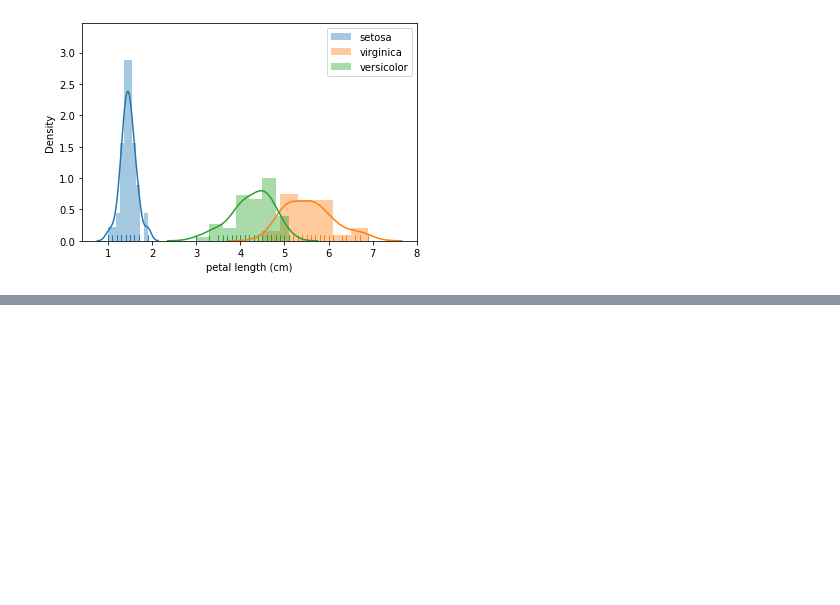
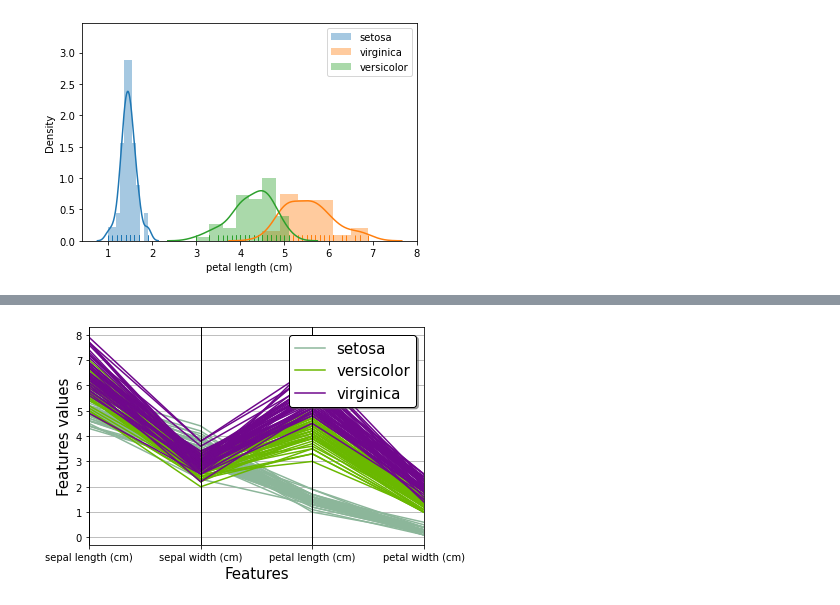
Before and after one commit to jinhuioh/Hi_ai, a Jupyter notebook: data11-day64/iris_scaling_gridsearch-confusionmatrix.ipynb, the cells around one changed output, grey strips where cells are left out. Cells and saved outputs as stored; diff of their text form; code cells hidden in the pictures; blank space fills up the shorter version.

```diff
--- a/data11-day64/iris_scaling_gridsearch-confusionmatrix.ipynb
+++ b/data11-day64/iris_scaling_gridsearch-confusionmatrix.ipynb
@@ -209,0 +229,8 @@ plt.show()
+# %%
+parallel_coordinates(df, "species")
+plt.xlabel('Features', fontsize=15)#x축 라벨
+plt.ylabel('Features values', fontsize=15)# y축 라벨
+plt.legend(loc=1, prop={'size': 15}, frameon=True, shadow=True, facecolor="white", edgecolor="black")
+plt.show()
+# %% [output]
+[figure, added]
```
Also changed, not shown: parts of 25 cells of this notebook.
